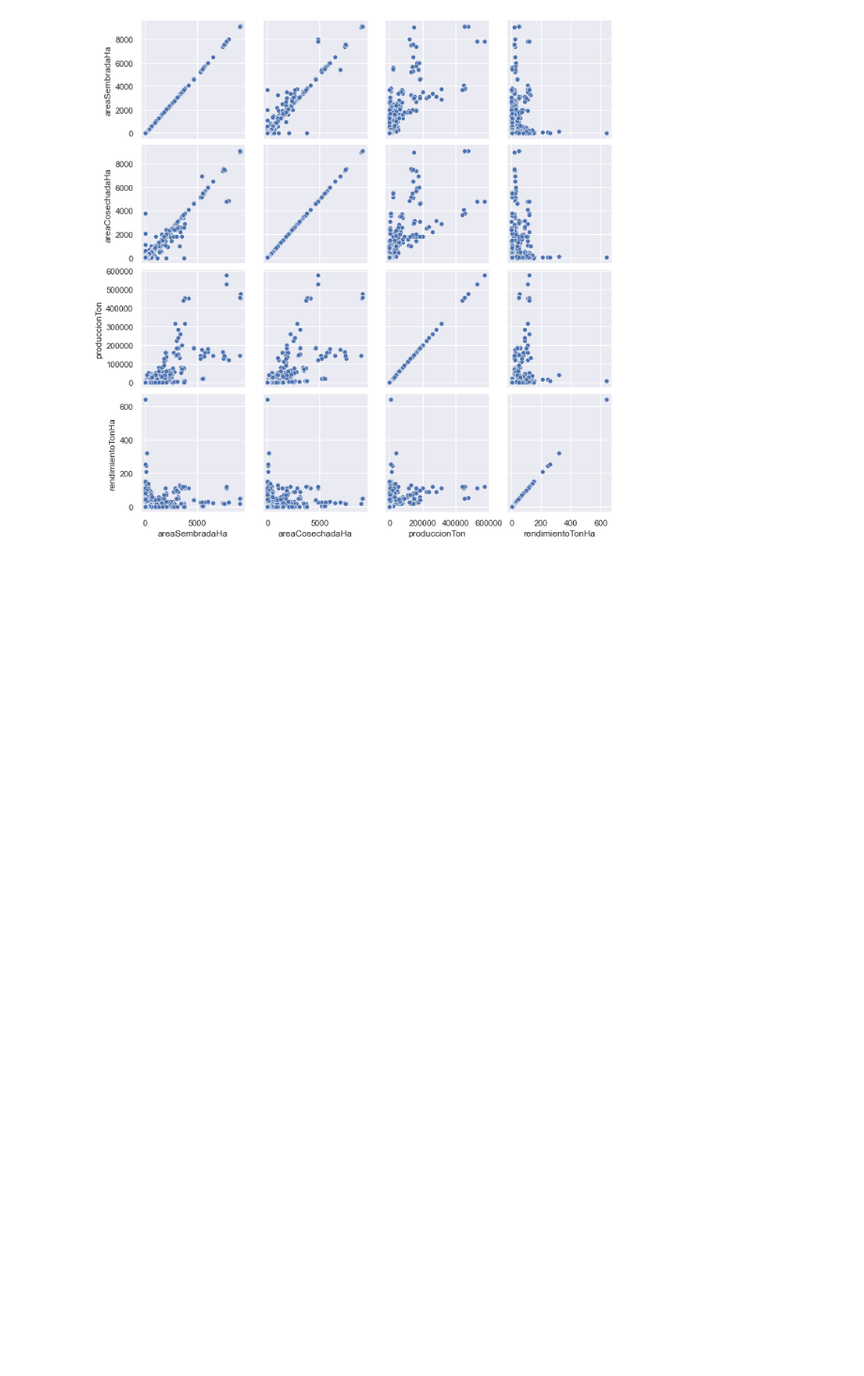
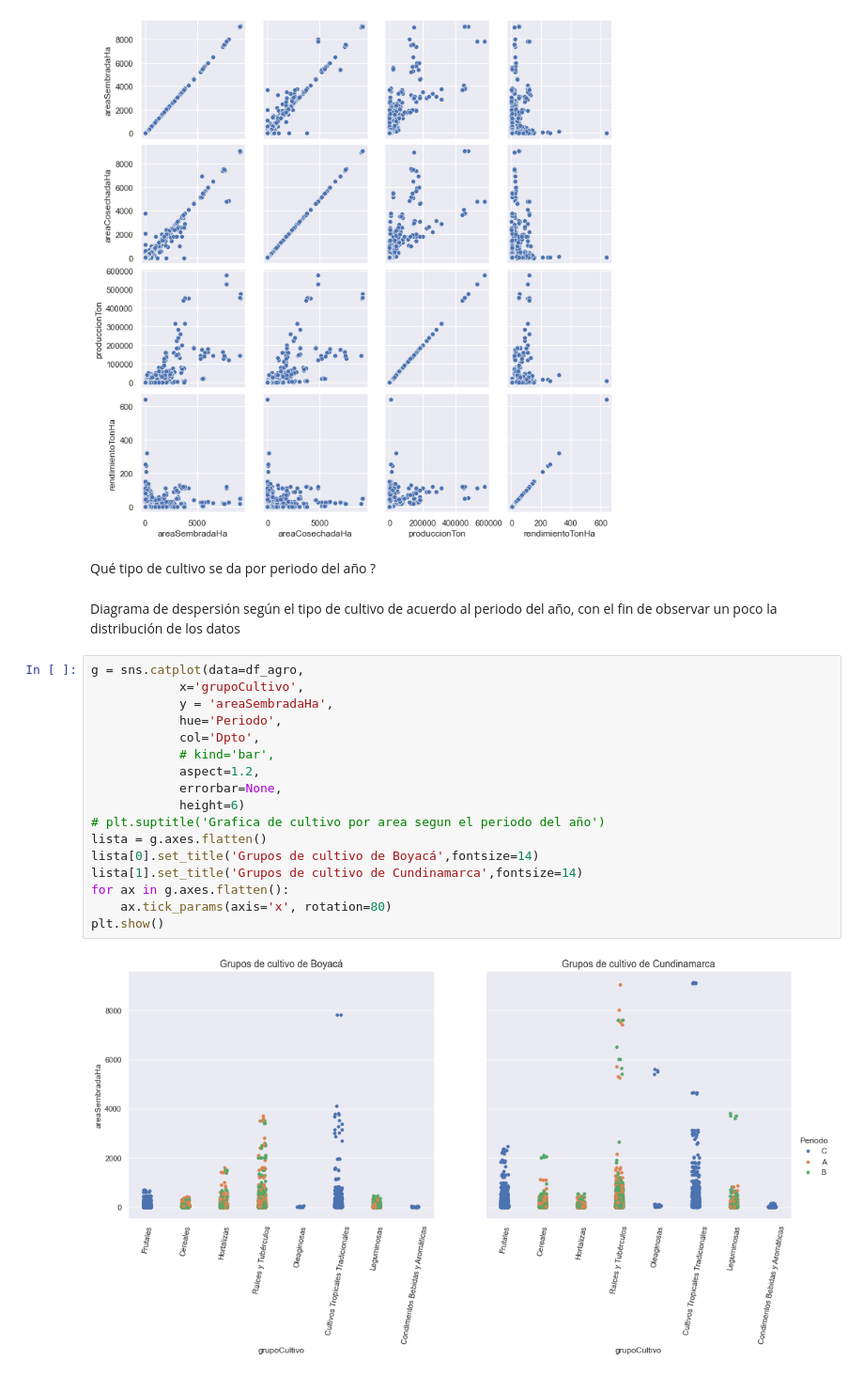
Before and after one commit to Samave02/Evaluaciones-Agropecuarias-Boyaca-Cundinamarca, a Jupyter notebook: Procesos de Analisis/Analisis_estadisticos_descriptivos.ipynb, the cells around one changed output. Shown at 94% size. Saved outputs shown, nothing was run; the diff lists cells and outputs as text; blank space fills up the shorter version.

```diff
--- a/Procesos de Analisis/Analisis_estadisticos_descriptivos.ipynb
+++ b/Procesos de Analisis/Analisis_estadisticos_descriptivos.ipynb
@@ -186,3 +186,26 @@ sns.pairplot(data=todo[['areaSembradaHa','areaCosechadaHa','produccionTon','rend
 plt.show()
 # %% [output]
 [figure]
+# %% [markdown]
+Qué tipo de cultivo se da por periodo del año ?
+# %% [markdown]
+Diagrama de despersión según el tipo de cultivo de acuerdo al periodo del año, con el fin de observar un poco la distribución de los datos
+# %%
+g = sns.catplot(data=df_agro,
+            x='grupoCultivo',
+            y = 'areaSembradaHa',
+            hue='Periodo',
+            col='Dpto',
+            # kind='bar',
+            aspect=1.2,
+            errorbar=None,
+            height=6)
+# plt.suptitle('Grafica de cultivo por area segun el periodo del año')
+lista = g.axes.flatten()
+lista[0].set_title('Grupos de cultivo de Boyacá',fontsize=14)
+lista[1].set_title('Grupos de cultivo de Cundinamarca',fontsize=14)
+for ax in g.axes.flatten():
+    ax.tick_params(axis='x', rotation=80)
+plt.show()
+# %% [output]
+[figure, added]
```
Also changed, not shown: parts of 20 cells of this notebook, 1 other file.
